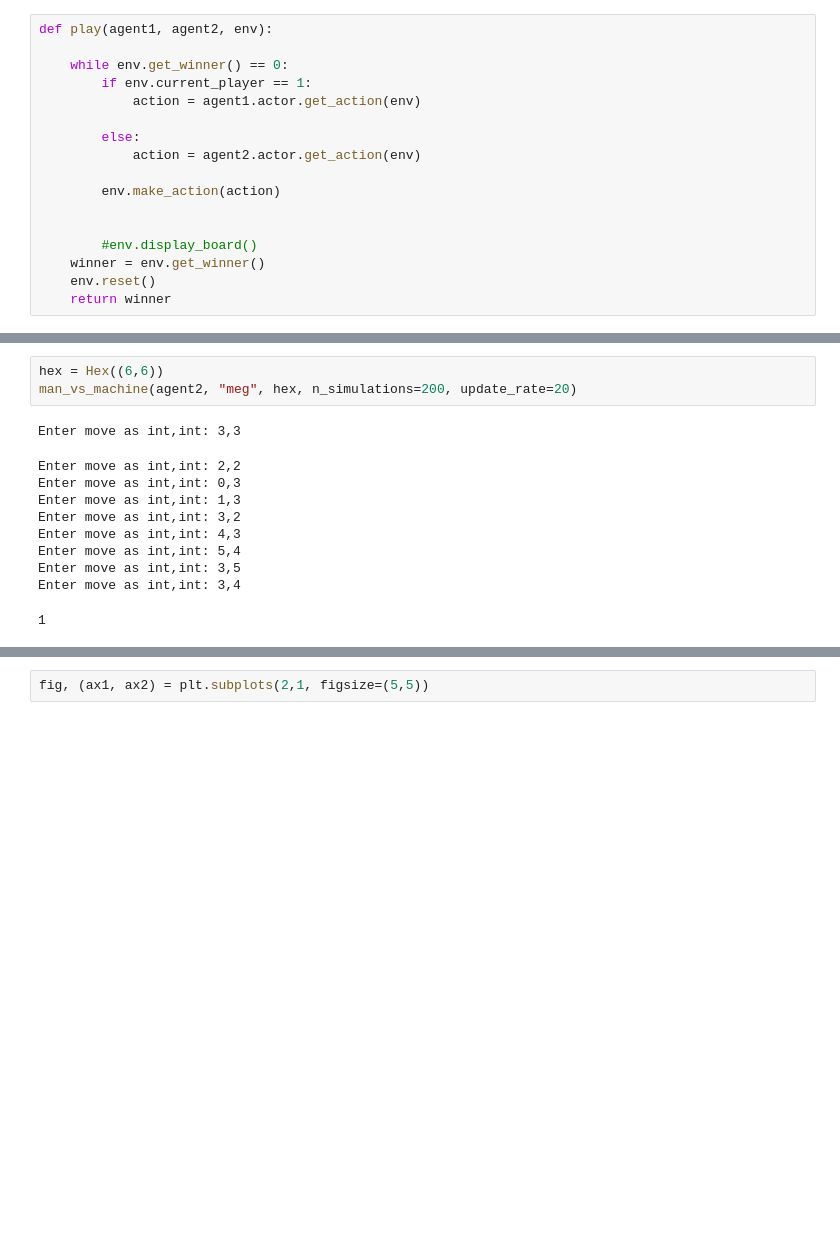
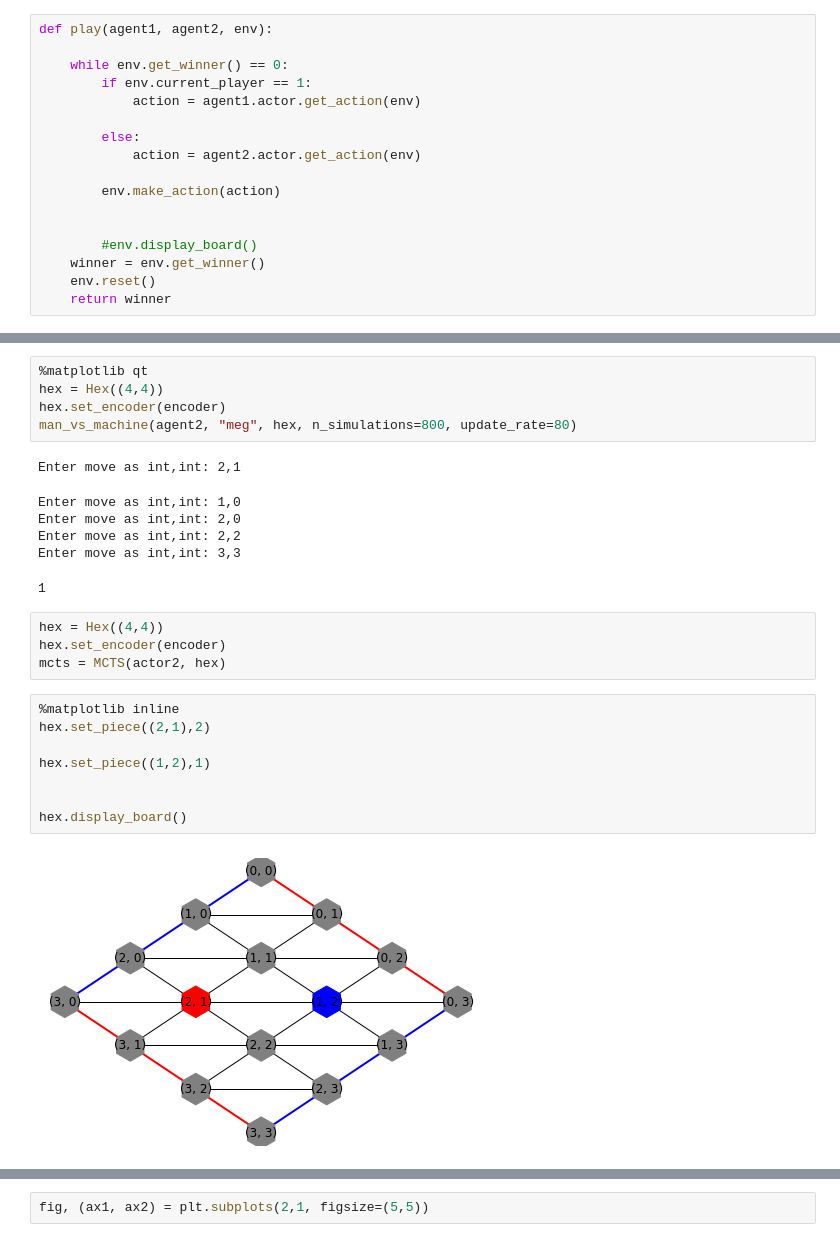
Before and after one commit to AndersBjelland/IT3105_Project2, a Jupyter notebook: play.ipynb, the cells around one changed output, grey strips where cells are left out. Cells and saved outputs as stored; diff of their text form; blank space fills up the shorter version.

```diff
--- a/play.ipynb
+++ b/play.ipynb
@@ -127,16 +127,28 @@ print("red winner: {}".format(red_winner))
 # %% [output]
 NameError: name 'agent1' is not defined
 # %%
-hex = Hex((6,6))
-man_vs_machine(agent2, "meg", hex, n_simulations=200, update_rate=20)
+%matplotlib qt
+hex = Hex((4,4))
+hex.set_encoder(encoder)
+man_vs_machine(agent2, "meg", hex, n_simulations=800, update_rate=80)
 # %% [output]
-Enter move as int,int: 3,3
+Enter move as int,int: 2,1
+Enter move as int,int: 1,0
+Enter move as int,int: 2,0
 Enter move as int,int: 2,2
-Enter move as int,int: 0,3
-Enter move as int,int: 1,3
-Enter move as int,int: 3,2
-Enter move as int,int: 4,3
-Enter move as int,int: 5,4
-Enter move as int,int: 3,5
-Enter move as int,int: 3,4
+Enter move as int,int: 3,3
 1
+# %%
+hex = Hex((4,4))
+hex.set_encoder(encoder)
+mcts = MCTS(actor2, hex)
+# %%
+%matplotlib inline
+hex.set_piece((2,1),2)
+
+hex.set_piece((1,2),1)
+
+
+hex.display_board()
+# %% [output]
+[figure, added]
```
Also changed, not shown: parts of 8 cells of this notebook, 5 other files.
